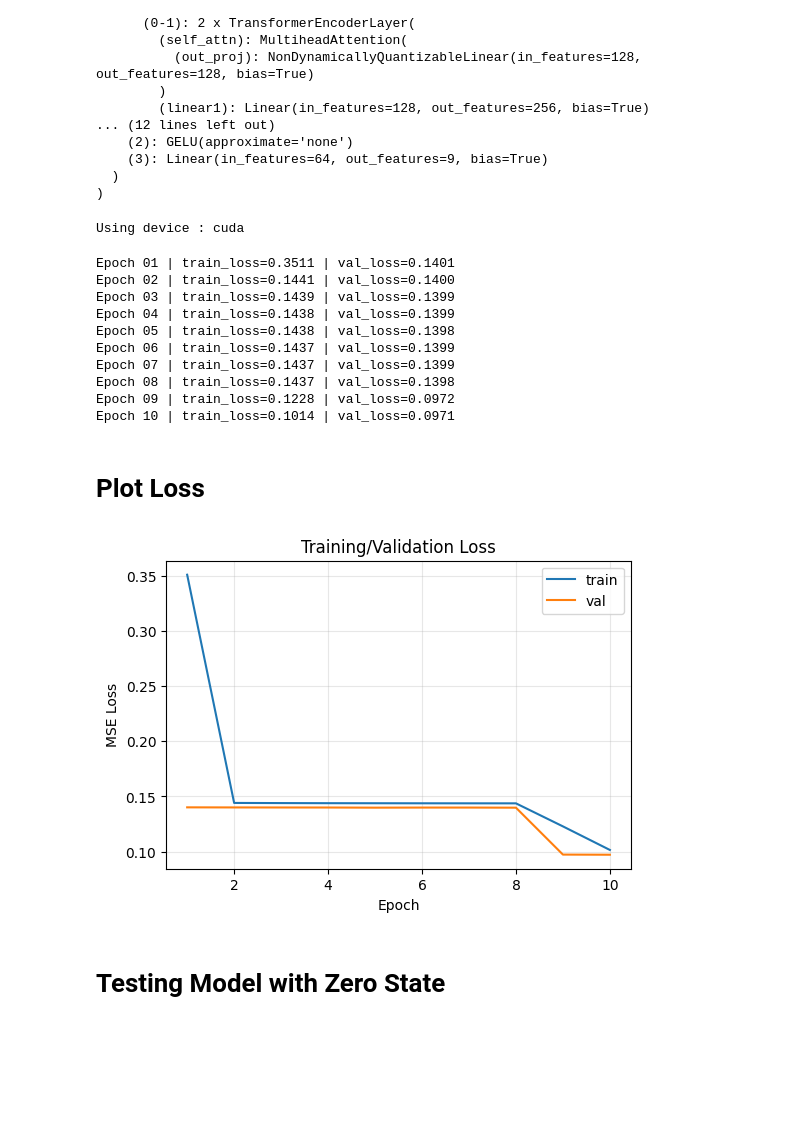
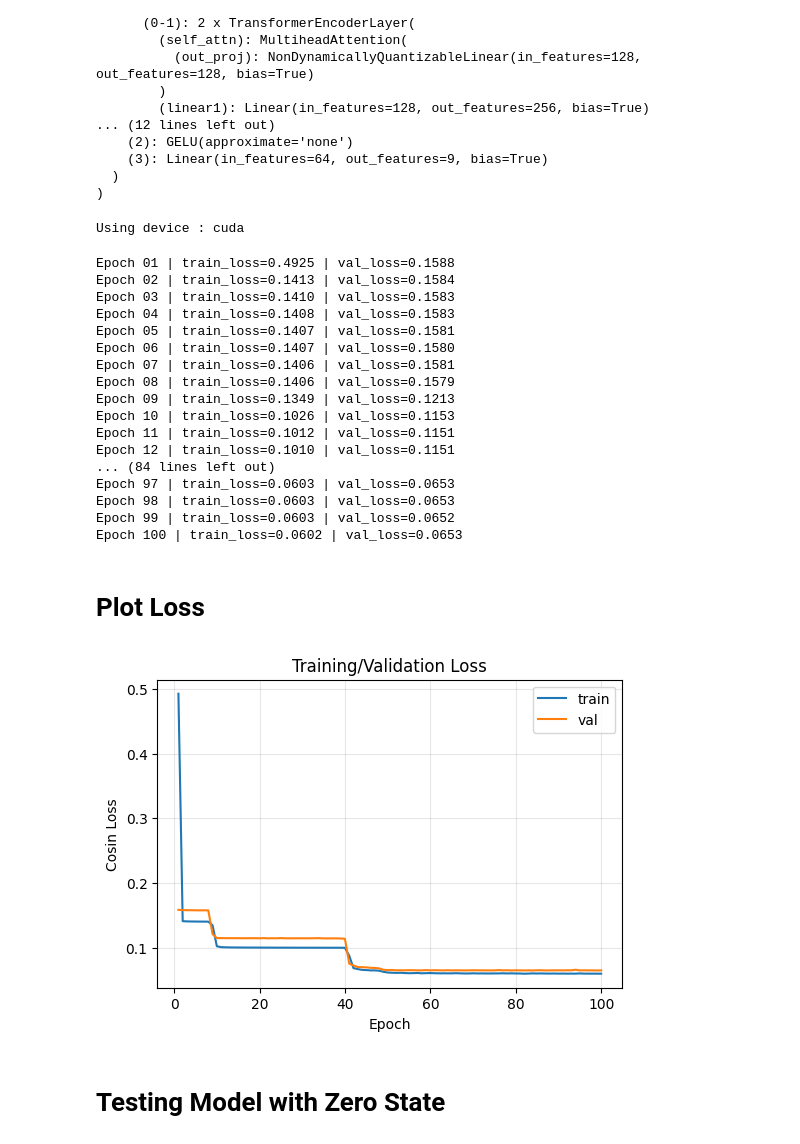
Before and after one commit to ashutiw2k/pqc-qec, a Jupyter notebook: testnotebooks/transformers/TestSimpleTransformer.ipynb, the cells around one changed output. Saved outputs shown, nothing was run; the diff lists cells and outputs as text; code cells hidden in the pictures; blank space fills up the shorter version.

```diff
--- a/testnotebooks/transformers/TestSimpleTransformer.ipynb
+++ b/testnotebooks/transformers/TestSimpleTransformer.ipynb
@@ -430,6 +430,14 @@ print(f"Using {NUM_QUBITS} qubits, {NUM_GATES} gates, {GATE_BLOCKS} gate blocks,
 PAD_ID = 0
 UNDIRECTED_GATES = [gate for gate in VALID_GATES if not GATE_IS_DIRECTIONAL.get(gate, False)]
 print(UNDIRECTED_GATES)
+
+TRAIN_SZ = 0.8
+VAL_SZ = 0.1
+TEST_SZ = 0.1
+BATCH_SIZE = 32
+
+LEARNING_RATE = 5e-5
+WEIGHT_DECAY = 1e-2
 # %% [output]
 Using 3 qubits, 4 gates, 4 gate blocks, ['h', 'cx', 'x'] valid gates.
 ['h', 'x']
@@ -529,28 +531,38 @@ print(f'Using device : {device}')
 
 simple_model.to(device)
 
+loss_fn = cosine_loss
+# loss_fn = nn.MSELoss()
+
 train_hist, val_hist = train(
     model=simple_model,
     train_loader=qc_train_dataloader,
     val_loader=qc_val_dataloader,
     optimizer=optimizer,
-    loss_fn=cosine_loss,
+    loss_fn=loss_fn,
     device=device,
-    epochs=10,
+    epochs=100,
     grad_clip=1.0
 )
 # %% [output]
 Using device : cuda
-Epoch 01 | train_loss=0.3511 | val_loss=0.1401
-Epoch 02 | train_loss=0.1441 | val_loss=0.1400
-Epoch 03 | train_loss=0.1439 | val_loss=0.1399
-Epoch 04 | train_loss=0.1438 | val_loss=0.1399
-Epoch 05 | train_loss=0.1438 | val_loss=0.1398
-Epoch 06 | train_loss=0.1437 | val_loss=0.1399
-Epoch 07 | train_loss=0.1437 | val_loss=0.1399
-Epoch 08 | train_loss=0.1437 | val_loss=0.1398
-Epoch 09 | train_loss=0.1228 | val_loss=0.0972
-Epoch 10 | train_loss=0.1014 | val_loss=0.0971
+Epoch 01 | train_loss=0.4925 | val_loss=0.1588
+Epoch 02 | train_loss=0.1413 | val_loss=0.1584
+Epoch 03 | train_loss=0.1410 | val_loss=0.1583
+Epoch 04 | train_loss=0.1408 | val_loss=0.1583
+Epoch 05 | train_loss=0.1407 | val_loss=0.1581
+Epoch 06 | train_loss=0.1407 | val_loss=0.1580
+Epoch 07 | train_loss=0.1406 | val_loss=0.1581
+Epoch 08 | train_loss=0.1406 | val_loss=0.1579
+Epoch 09 | train_loss=0.1349 | val_loss=0.1213
+Epoch 10 | train_loss=0.1026 | val_loss=0.1153
+Epoch 11 | train_loss=0.1012 | val_loss=0.1151
+Epoch 12 | train_loss=0.1010 | val_loss=0.1151
+... (84 lines left out)
+Epoch 97 | train_loss=0.0603 | val_loss=0.0653
+Epoch 98 | train_loss=0.0603 | val_loss=0.0653
+Epoch 99 | train_loss=0.0603 | val_loss=0.0652
+Epoch 100 | train_loss=0.0602 | val_loss=0.0653
 # %%
 # def cosine_loss(pred_angles: torch.Tensor, target_angles: torch.Tensor) -> torch.Tensor:
 #     """
@@ -595,21 +607,21 @@ Epoch 10 | train_loss=0.1014 | val_loss=0.0971
 # %%
 import matplotlib.pyplot as plt
 
 epochs = range(1, len(train_hist) + 1) if 'train_hist' in globals() else []
 plt.figure(figsize=(6,4))
 if epochs:
     plt.plot(epochs, train_hist, label='train')
     plt.plot(epochs, val_hist, label='val')
     plt.xlabel('Epoch')
-    plt.ylabel('MSE Loss')
+    plt.ylabel('Cosin Loss')
     plt.title('Training/Validation Loss')
     plt.legend()
     plt.grid(True, alpha=0.3)
 else:
     print('Run the training cell first to populate train_hist/val_hist.')
 plt.show()
 # %% [output]
-[figure, old version]
+[figure, new version]
 # %% [markdown]
 # Testing Model with Zero State
 # %%
```
Also changed, not shown: parts of 4 cells of this notebook.
